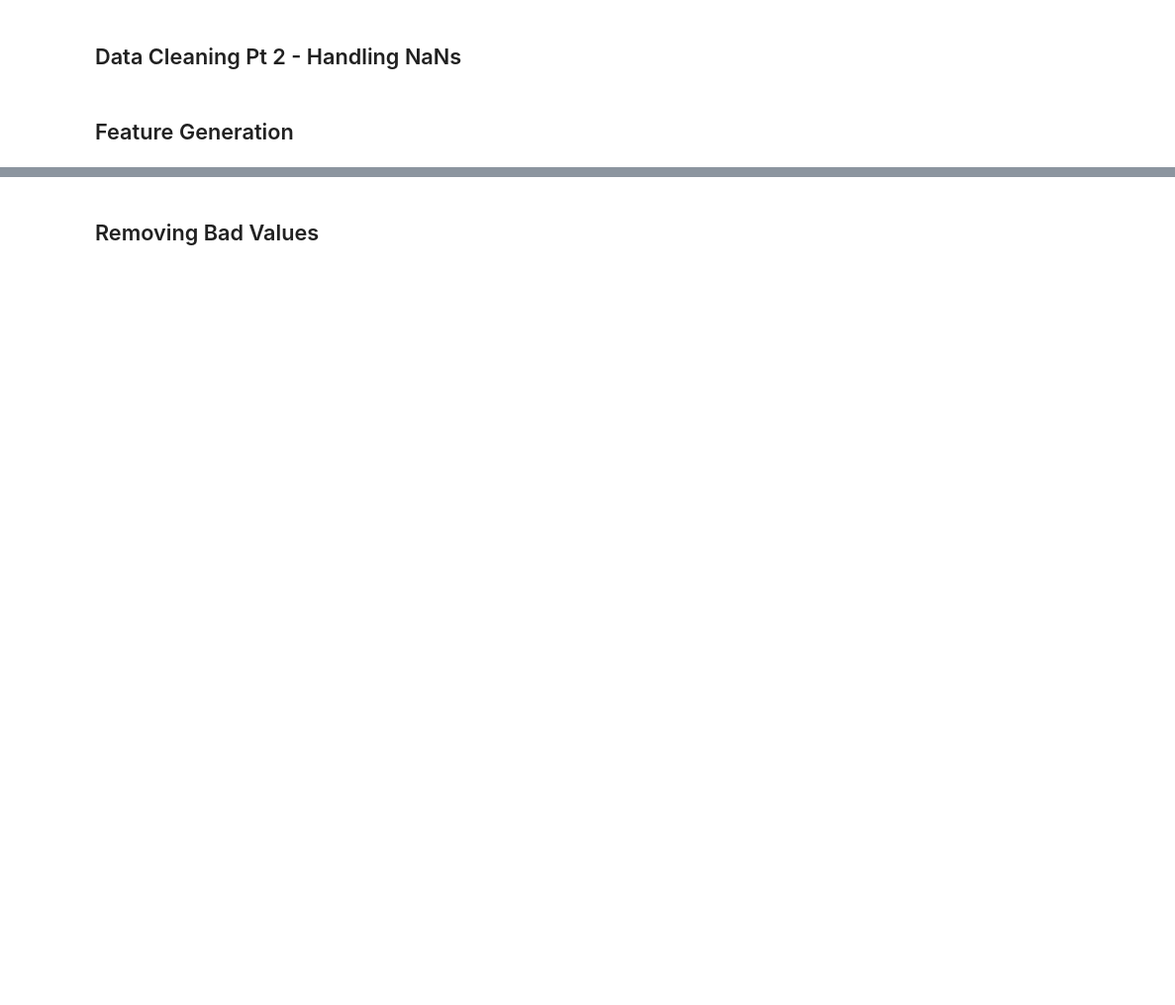
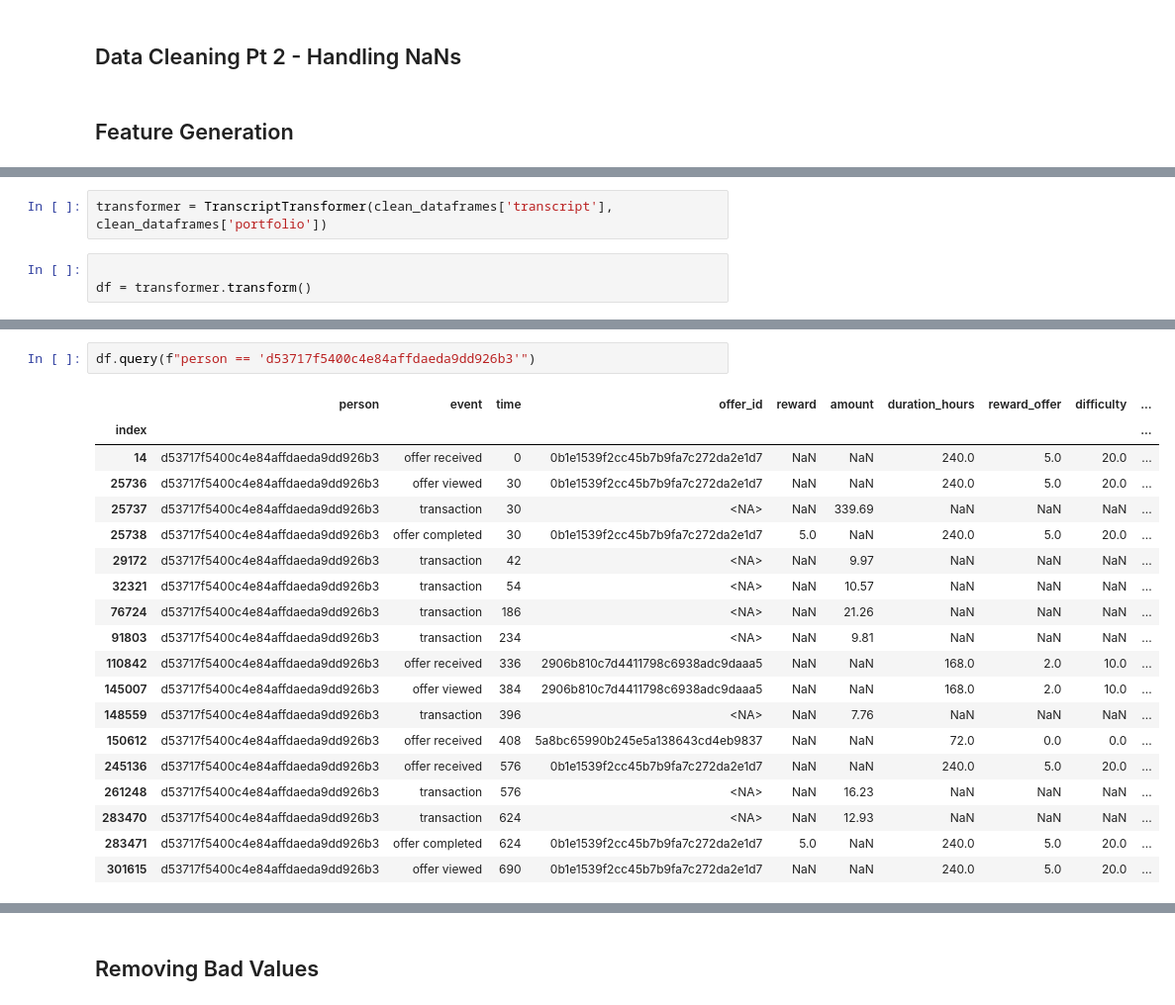
Before and after one commit to amcumber/udacity-mle-capstone-project, a Jupyter notebook: Starbucks_Capstone_notebook.ipynb, the cells around one changed output, grey strips where cells are left out. Shown at 99% size. Drawn from its saved outputs; the diff is of its cells as text; blank space fills up the shorter version.

```diff
--- a/Starbucks_Capstone_notebook.ipynb
+++ b/Starbucks_Capstone_notebook.ipynb
@@ -416,0 +414,5 @@ from capstone_tools.feature_generation import transform
+# %%
+transformer = TranscriptTransformer(clean_dataframes['transcript'], clean_dataframes['portfolio'])
+# %%
+
+df = transformer.transform()
@@ -417,3 +460,25 @@ from capstone_tools.feature_generation import transform
+# %%
+df.query(f"person == 'd53717f5400c4e84affdaeda9dd926b3'")
+# %% [output]
+|  | person | event | time | offer_id | reward | amount | duration_hours | reward_offer | difficulty | ... |
+| index |  |  |  |  |  |  |  |  |  | ... |
+| 14 | d53717f5400c4e84affdaeda9dd926b3 | offer received | 0 | 0b1e1539f2cc45b7b9fa7c272da2e1d7 | NaN | NaN | 240.0 | 5.0 | 20.0 | ... |
+| 25736 | d53717f5400c4e84affdaeda9dd926b3 | offer viewed | 30 | 0b1e1539f2cc45b7b9fa7c272da2e1d7 | NaN | NaN | 240.0 | 5.0 | 20.0 | ... |
+| 25737 | d53717f5400c4e84affdaeda9dd926b3 | transaction | 30 | <NA> | NaN | 339.69 | NaN | NaN | NaN | ... |
+| 25738 | d53717f5400c4e84affdaeda9dd926b3 | offer completed | 30 | 0b1e1539f2cc45b7b9fa7c272da2e1d7 | 5.0 | NaN | 240.0 | 5.0 | 20.0 | ... |
+| 29172 | d53717f5400c4e84affdaeda9dd926b3 | transaction | 42 | <NA> | NaN | 9.97 | NaN | NaN | NaN | ... |
+| 32321 | d53717f5400c4e84affdaeda9dd926b3 | transaction | 54 | <NA> | NaN | 10.57 | NaN | NaN | NaN | ... |
+| 76724 | d53717f5400c4e84affdaeda9dd926b3 | transaction | 186 | <NA> | NaN | 21.26 | NaN | NaN | NaN | ... |
+| 91803 | d53717f5400c4e84affdaeda9dd926b3 | transaction | 234 | <NA> | NaN | 9.81 | NaN | NaN | NaN | ... |
+| 110842 | d53717f5400c4e84affdaeda9dd926b3 | offer received | 336 | 2906b810c7d4411798c6938adc9daaa5 | NaN | NaN | 168.0 | 2.0 | 10.0 | ... |
+| 145007 | d53717f5400c4e84affdaeda9dd926b3 | offer viewed | 384 | 2906b810c7d4411798c6938adc9daaa5 | NaN | NaN | 168.0 | 2.0 | 10.0 | ... |
+| 148559 | d53717f5400c4e84affdaeda9dd926b3 | transaction | 396 | <NA> | NaN | 7.76 | NaN | NaN | NaN | ... |
+| 150612 | d53717f5400c4e84affdaeda9dd926b3 | offer received | 408 | 5a8bc65990b245e5a138643cd4eb9837 | NaN | NaN | 72.0 | 0.0 | 0.0 | ... |
+| 245136 | d53717f5400c4e84affdaeda9dd926b3 | offer received | 576 | 0b1e1539f2cc45b7b9fa7c272da2e1d7 | NaN | NaN | 240.0 | 5.0 | 20.0 | ... |
+| 261248 | d53717f5400c4e84affdaeda9dd926b3 | transaction | 576 | <NA> | NaN | 16.23 | NaN | NaN | NaN | ... |
+| 283470 | d53717f5400c4e84affdaeda9dd926b3 | transaction | 624 | <NA> | NaN | 12.93 | NaN | NaN | NaN | ... |
+| 283471 | d53717f5400c4e84affdaeda9dd926b3 | offer completed | 624 | 0b1e1539f2cc45b7b9fa7c272da2e1d7 | 5.0 | NaN | 240.0 | 5.0 | 20.0 | ... |
+| 301615 | d53717f5400c4e84affdaeda9dd926b3 | offer viewed | 690 | 0b1e1539f2cc45b7b9fa7c272da2e1d7 | NaN | NaN | 240.0 | 5.0 | 20.0 | ... |
 # %%
 transcript_tx = transform(
     clean_dataframes['transcript'],
```
Also changed, not shown: parts of 36 cells of this notebook, 10 other files.
